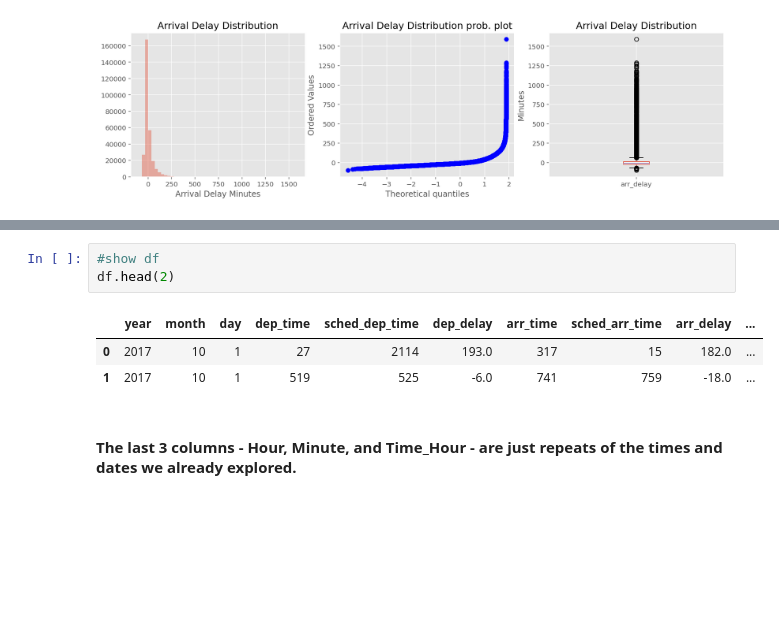
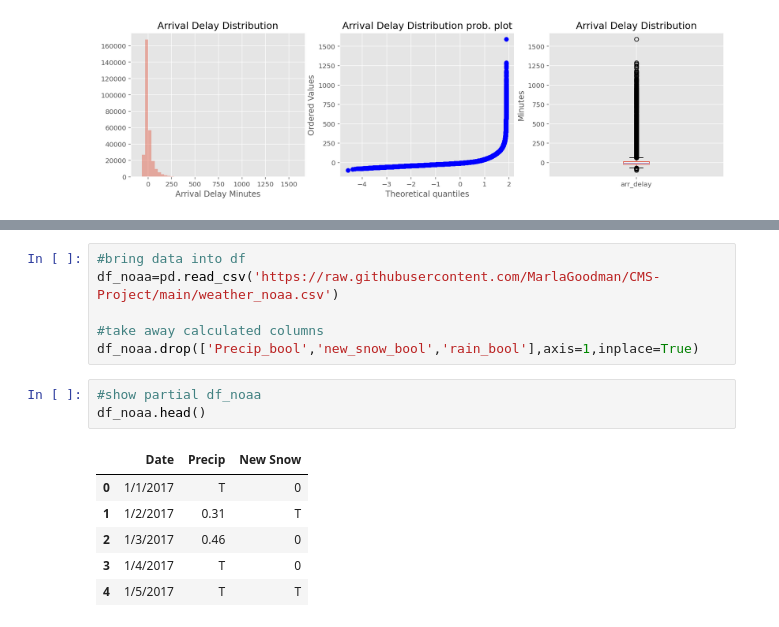
Before and after one commit to MarlaGoodman/CMS-Project, a Jupyter notebook: CMS - EDA.ipynb, the cells around one changed output, grey strips where cells are left out. Saved outputs shown, nothing was run; the diff lists cells and outputs as text; blank space fills up the shorter version.

```diff
--- a/CMS - EDA.ipynb
+++ b/CMS - EDA.ipynb
@@ -749,9 +723,16 @@ Most arrival delay values appear between -98 minutes and 75 minutes. Many arriva
+# %%
+#bring data into df
+df_noaa=pd.read_csv('https://raw.githubusercontent.com/MarlaGoodman/CMS-Project/main/weather_noaa.csv')
+
+#take away calculated columns
+df_noaa.drop(['Precip_bool','new_snow_bool','rain_bool'],axis=1,inplace=True)
 # %%
-#show df
-df.head(2)
+#show partial df_noaa
+df_noaa.head()
 # %% [output]
-|  | year | month | day | dep_time | sched_dep_time | dep_delay | arr_time | sched_arr_time | arr_delay | ... |
-| 0 | 2017 | 10 | 1 | 27 | 2114 | 193.0 | 317 | 15 | 182.0 | ... |
-| 1 | 2017 | 10 | 1 | 519 | 525 | -6.0 | 741 | 759 | -18.0 | ... |
+|  | Date | Precip | New Snow |
+| 0 | 1/1/2017 | T | 0 |
+| 1 | 1/2/2017 | 0.31 | T |
+| 2 | 1/3/2017 | 0.46 | 0 |
+| 3 | 1/4/2017 | T | 0 |
+| 4 | 1/5/2017 | T | T |
-# %% [markdown]
-#### The last 3 columns - Hour, Minute, and Time_Hour - are just repeats of the times and dates we already explored.
```
Also changed, not shown: parts of 127 cells of this notebook.
